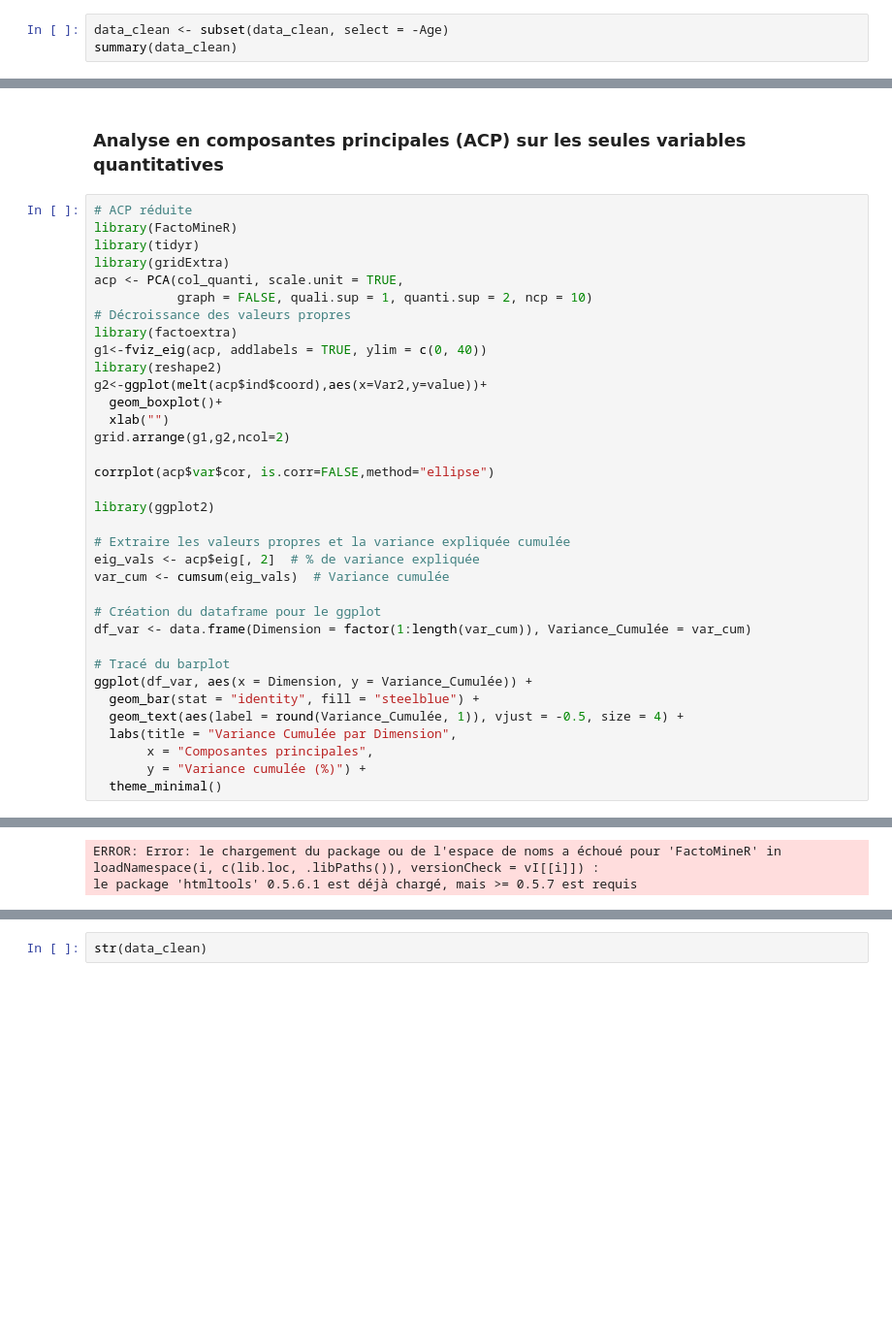
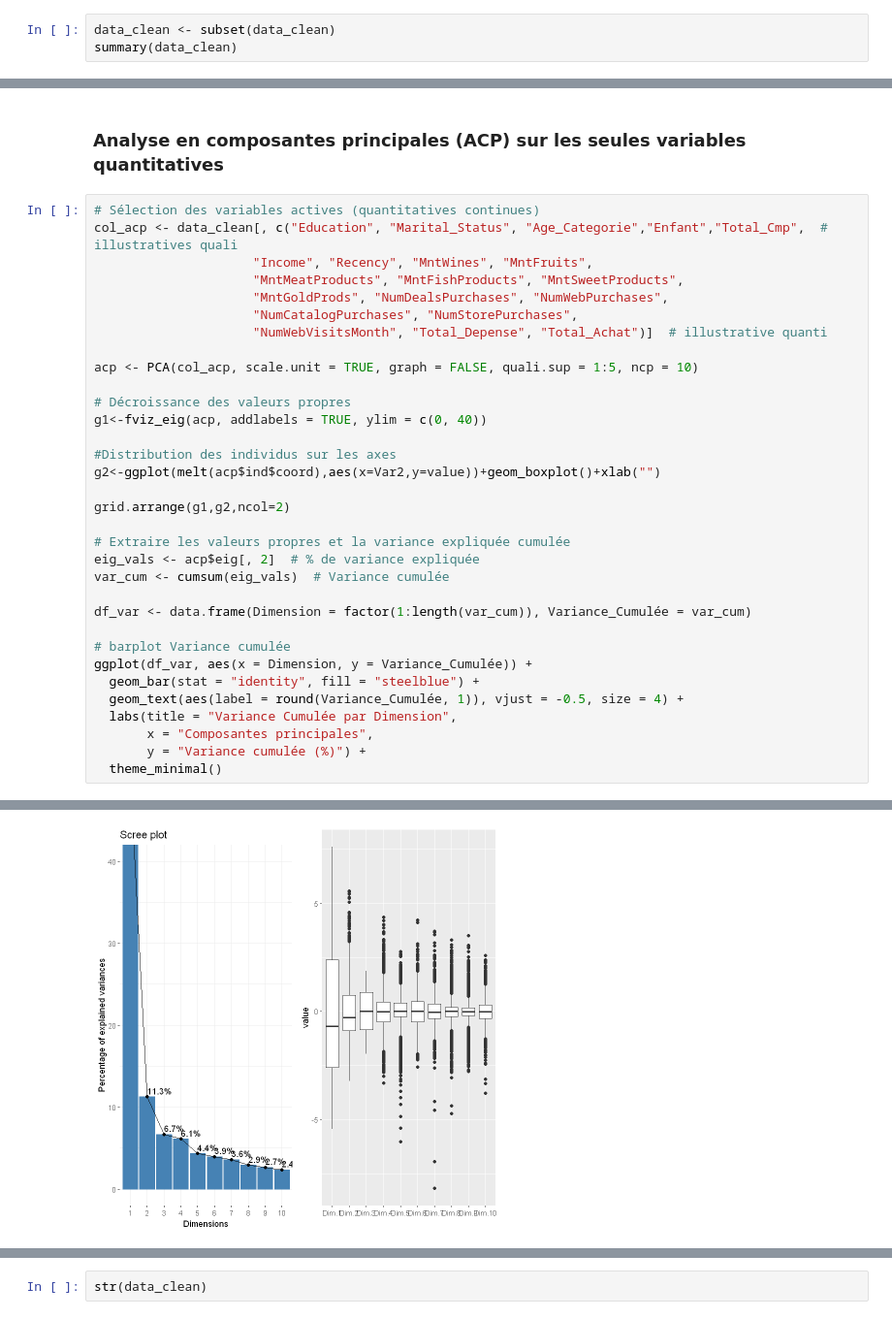
Before and after one commit to Emaglp/Data_Analysis, a Jupyter notebook: JL_R_.ipynb, the cells around one changed output, grey strips where cells are left out. Shown at 97% size. Saved outputs shown, nothing was run; the diff lists cells and outputs as text; blank space fills up the shorter version.

```diff
--- a/JL_R_.ipynb
+++ b/JL_R_.ipynb
@@ -392,7 +447,7 @@ Ici, le minimum est à 0 ce qui signifie que certains clients n'ont rien acheté
 # %% [markdown]
 Conclusion du nettoyage des donéees :
 # %%
-data_clean <- subset(data_clean, select = -Age)
+data_clean <- subset(data_clean)
 summary(data_clean)
 # %% [output]
        ID         Education    Marital_Status     Income
@@ -484,33 +539,31 @@ ggplot(data_clean, aes(x = Age_Categorie, y = Income)) +
 # %% [markdown]
 ### Analyse en composantes principales (ACP) sur les seules variables quantitatives
 # %%
-# ACP réduite
-library(FactoMineR)
-library(tidyr)
-library(gridExtra)
-acp <- PCA(col_quanti, scale.unit = TRUE,
-           graph = FALSE, quali.sup = 1, quanti.sup = 2, ncp = 10)
+# Sélection des variables actives (quantitatives continues)
+col_acp <- data_clean[, c("Education", "Marital_Status", "Age_Categorie","Enfant","Total_Cmp",  # illustratives quali
+                     "Income", "Recency", "MntWines", "MntFruits",
+                     "MntMeatProducts", "MntFishProducts", "MntSweetProducts",
+                     "MntGoldProds", "NumDealsPurchases", "NumWebPurchases",
+                     "NumCatalogPurchases", "NumStorePurchases",
+                     "NumWebVisitsMonth", "Total_Depense", "Total_Achat")]  # illustrative quanti
+
+acp <- PCA(col_acp, scale.unit = TRUE, graph = FALSE, quali.sup = 1:5, ncp = 10)
+
 # Décroissance des valeurs propres
-library(factoextra)
 g1<-fviz_eig(acp, addlabels = TRUE, ylim = c(0, 40))
-library(reshape2)
-g2<-ggplot(melt(acp$ind$coord),aes(x=Var2,y=value))+
-  geom_boxplot()+
-  xlab("")
+
+#Distribution des individus sur les axes
+g2<-ggplot(melt(acp$ind$coord),aes(x=Var2,y=value))+geom_boxplot()+xlab("")
+
 grid.arrange(g1,g2,ncol=2)
-
-corrplot(acp$var$cor, is.corr=FALSE,method="ellipse")
-
-library(ggplot2)
 
 # Extraire les valeurs propres et la variance expliquée cumulée
 eig_vals <- acp$eig[, 2]  # % de variance expliquée
 var_cum <- cumsum(eig_vals)  # Variance cumulée
 
-# Création du dataframe pour le ggplot
 df_var <- data.frame(Dimension = factor(1:length(var_cum)), Variance_Cumulée = var_cum)
 
-# Tracé du barplot
+# barplot Variance cumulée
 ggplot(df_var, aes(x = Dimension, y = Variance_Cumulée)) +
   geom_bar(stat = "identity", fill = "steelblue") +
   geom_text(aes(label = round(Variance_Cumulée, 1)), vjust = -0.5, size = 4) +
@@ -524,2 +575 @@ Warning message:
-ERROR: Error: le chargement du package ou de l'espace de noms a échoué pour 'FactoMineR' in loadNamespace(i, c(lib.loc, .libPaths()), versionCheck = vI[[i]]) :
-le package 'htmltools' 0.5.6.1 est déjà chargé, mais >= 0.5.7 est requis
+[figure, added]
```
Also changed, not shown: parts of 20 cells of this notebook.
